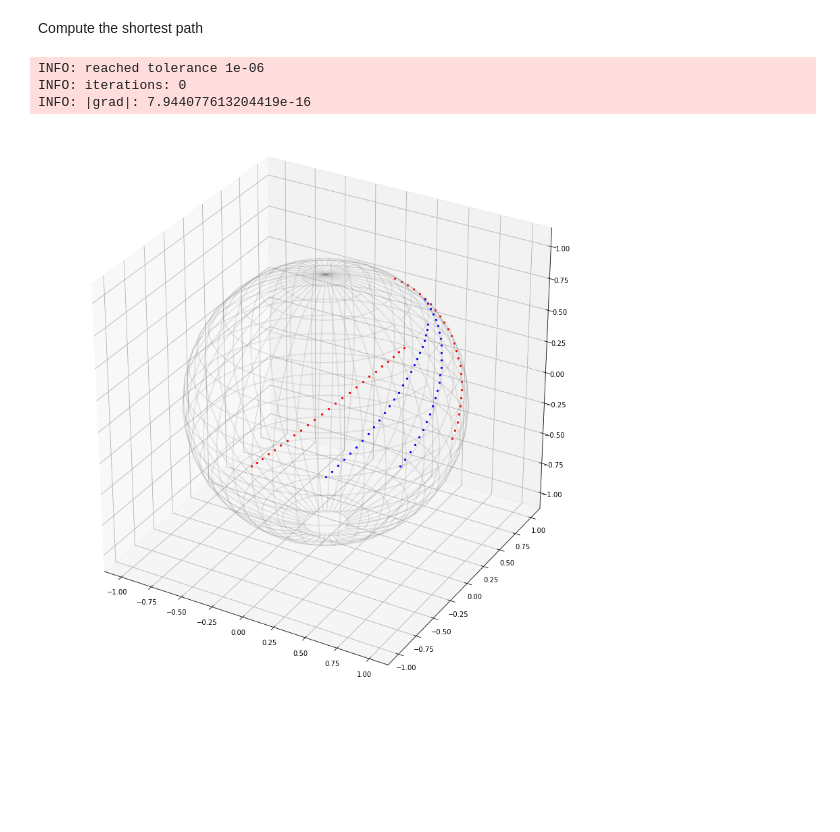
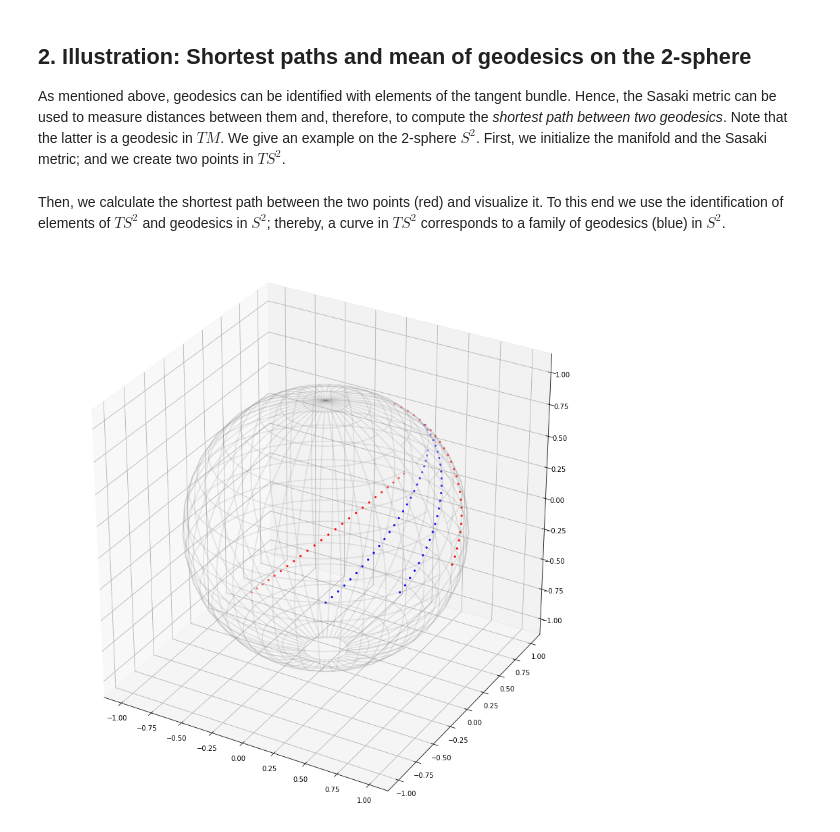
Before and after one commit to enavayaz/sasaki, a Jupyter notebook: usecase_analysis_in_tangent_bundle.ipynb, the cells around one changed output. Drawn from its saved outputs; the diff is of its cells as text; code cells hidden in the pictures; blank space fills up the shorter version.

```diff
--- a/usecase_analysis_in_tangent_bundle.ipynb
+++ b/usecase_analysis_in_tangent_bundle.ipynb
@@ -1,12 +1,23 @@
 # %%
-from geomstats.geometry.pre_shape import PreShapeSpace, KendallShapeMetric
-from sasaki_metric import SasakiMetric
+%%capture
+%env GEOMSTATS_BACKEND=autograd
+
+import sys
+!{sys.executable} -m pip install geomstats autograd ipywidgets
+
 from geomstats.geometry.hypersphere import Hypersphere
 from geomstats.learning.frechet_mean import FrechetMean
 from geomstats.learning.pca import TangentPCA
 from geomstats.learning.geodesic_regression import GeodesicRegression
 import geomstats.backend as gs
-from util import visSphere, visKen, visKenPCA, load_data, initial_mean
 
-Nt = 25
-t = gs.linspace(0, 1, Nt)
+# ln 266 in pre_shape.py -> add full_matrices=False to svd call (otherwise autodiff will fail)
+# from geomstats.geometry.pre_shape import PreShapeSpace, KendallShapeMetric
+from pre_shape_autodiff import PreShapeSpace, KendallShapeMetric
+
+from sasaki_metric import SasakiMetric
+
+from util import visSphere, visKen, visKenGeo, visTPCA, load_data, initial_mean
+
+# time points sampled to visualize geodesics
+t = gs.linspace(0, 1, 25)
@@ -42,3 +62,7 @@ Application: Shortest paths and mean of geodesics on the 2-Sphere
+# %% [markdown]
+## 2. Illustration: Shortest paths and mean of geodesics on the 2-sphere
+
+As mentioned above, geodesics can be identified with elements of the tangent bundle. Hence, the Sasaki metric can be used to measure distances between them and, therefore, to compute the _shortest path between two geodesics_. Note that the latter is a geodesic in $TM$. We give an example on the 2-sphere $S^2$. First, we initialize the manifold and the Sasaki metric; and we create two points in $TS^2$.
 # %%
 S2 = Hypersphere(dim=2)
 S2_metric = S2.metric
@@ -49,24 +78,19 @@ sas = SasakiMetric(S2.metric)
-# %% [markdown]
-Compute the shortest path
+# %% [markdown]
+Then, we calculate the shortest path between the two points (red) and visualize it. To this end we use the identification of elements of $TS^2$ and geodesics in $S^2$; thereby, a curve in $TS^2$ corresponds to a family of geodesics (blue) in $S^2$.
 # %%
-p0, u0 = gs.array([0., -1, 0]), gs.array([1., 0, 1])
-pu0 = gs.array([p0, u0])
-pL, uL = gs.array([1., 0, 0]), gs.array([0., 1, 1])
-puL = gs.array([pL, uL])
+%matplotlib inline
+
 # print('Computing shortest path of geodesics')
 z = sas.geodesic_discrete(pu0, puL)
-geo_list, color_list = [], []
-geods0L, geods = [], []
-geods0L.append(S2_metric.geodesic(p0, initial_tangent_vec=u0)(t))
-geods0L.append(S2_metric.geodesic(pL, initial_tangent_vec=uL)(t))
-geo_list = [geods0L]
+geo_list = []
+geos0L, geos = [], []
+geos0L.append(S2_metric.geodesic(p0, initial_tangent_vec=u0)(t))
+geos0L.append(S2_metric.geodesic(pL, initial_tangent_vec=uL)(t))
+geo_list = [geos0L]
 for j in range(1, len(z) - 1):
     p1, u1 = z[j][0], z[j][1]
-    geods.append(S2_metric.geodesic(p1, initial_tangent_vec=u1)(t))
-geo_list += [geods]
-visSphere(geo_list, ['r']+['b'], 15)
+    geos.append(S2_metric.geodesic(p1, initial_tangent_vec=u1)(t))
+geo_list += [geos]
+visSphere(geo_list, ['r']+['b'])
 # %% [output]
-INFO: reached tolerance 1e-06
-INFO: iterations: 0
-INFO: |grad|: 7.944077613204419e-16
-[figure, old version]
+[figure, new version]
```
Also changed, not shown: parts of 21 cells of this notebook.
